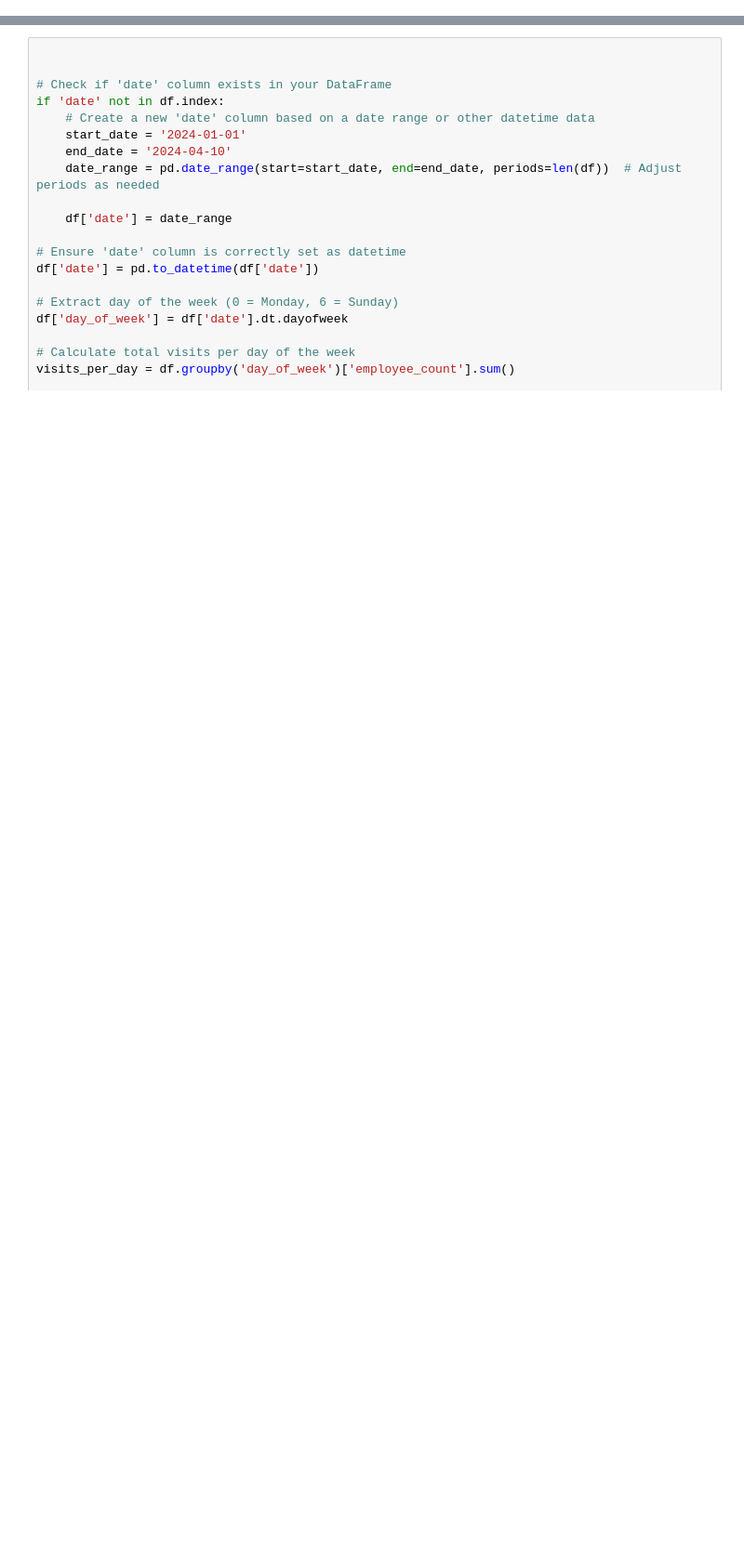
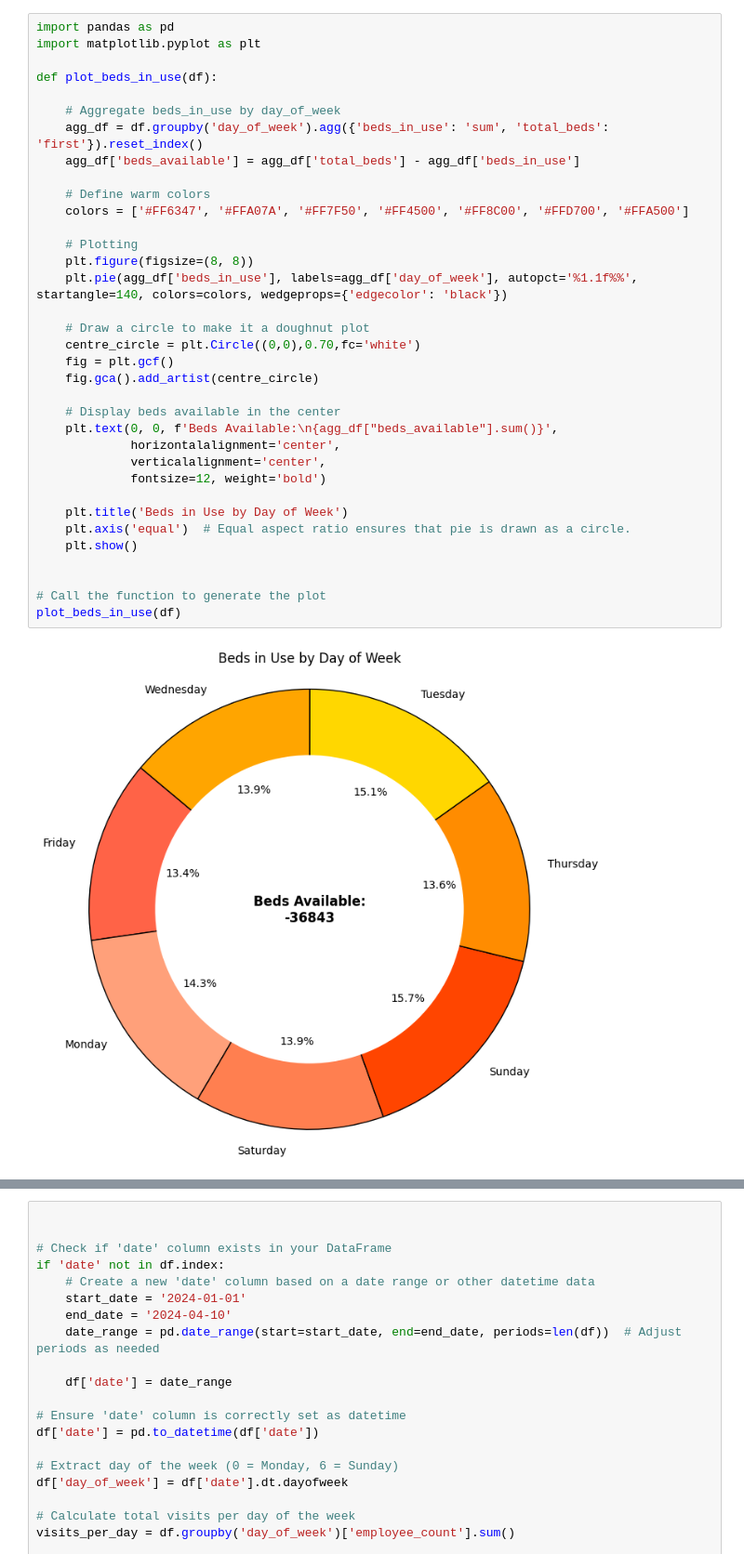
Before and after one commit to pablo9ja/Healthcare-Desktops, a Jupyter notebook: healthcare.ipynb, the cells around one changed output, grey strips where cells are left out. Shown at 93% size. Drawn from its saved outputs; the diff is of its cells as text; blank space fills up the shorter version.

```diff
--- a/healthcare.ipynb
+++ b/healthcare.ipynb
@@ -97,0 +531,37 @@ df.head()
+# %%
+import pandas as pd
+import matplotlib.pyplot as plt
+
+def plot_beds_in_use(df):
+
+    # Aggregate beds_in_use by day_of_week
+    agg_df = df.groupby('day_of_week').agg({'beds_in_use': 'sum', 'total_beds': 'first'}).reset_index()
+    agg_df['beds_available'] = agg_df['total_beds'] - agg_df['beds_in_use']
+
+    # Define warm colors
+    colors = ['#FF6347', '#FFA07A', '#FF7F50', '#FF4500', '#FF8C00', '#FFD700', '#FFA500']
+
+    # Plotting
+    plt.figure(figsize=(8, 8))
+    plt.pie(agg_df['beds_in_use'], labels=agg_df['day_of_week'], autopct='%1.1f%%', startangle=140, colors=colors, wedgeprops={'edgecolor': 'black'})
+
+    # Draw a circle to make it a doughnut plot
+    centre_circle = plt.Circle((0,0),0.70,fc='white')
+    fig = plt.gcf()
+    fig.gca().add_artist(centre_circle)
+
+    # Display beds available in the center
+    plt.text(0, 0, f'Beds Available:\n{agg_df["beds_available"].sum()}',
+             horizontalalignment='center',
+             verticalalignment='center',
+             fontsize=12, weight='bold')
+
+    plt.title('Beds in Use by Day of Week')
+    plt.axis('equal')  # Equal aspect ratio ensures that pie is drawn as a circle.
+    plt.show()
+
+
+# Call the function to generate the plot
+plot_beds_in_use(df)
+# %% [output]
+[figure, added]
```
Also changed, not shown: parts of 13 cells of this notebook, 12 other files.
